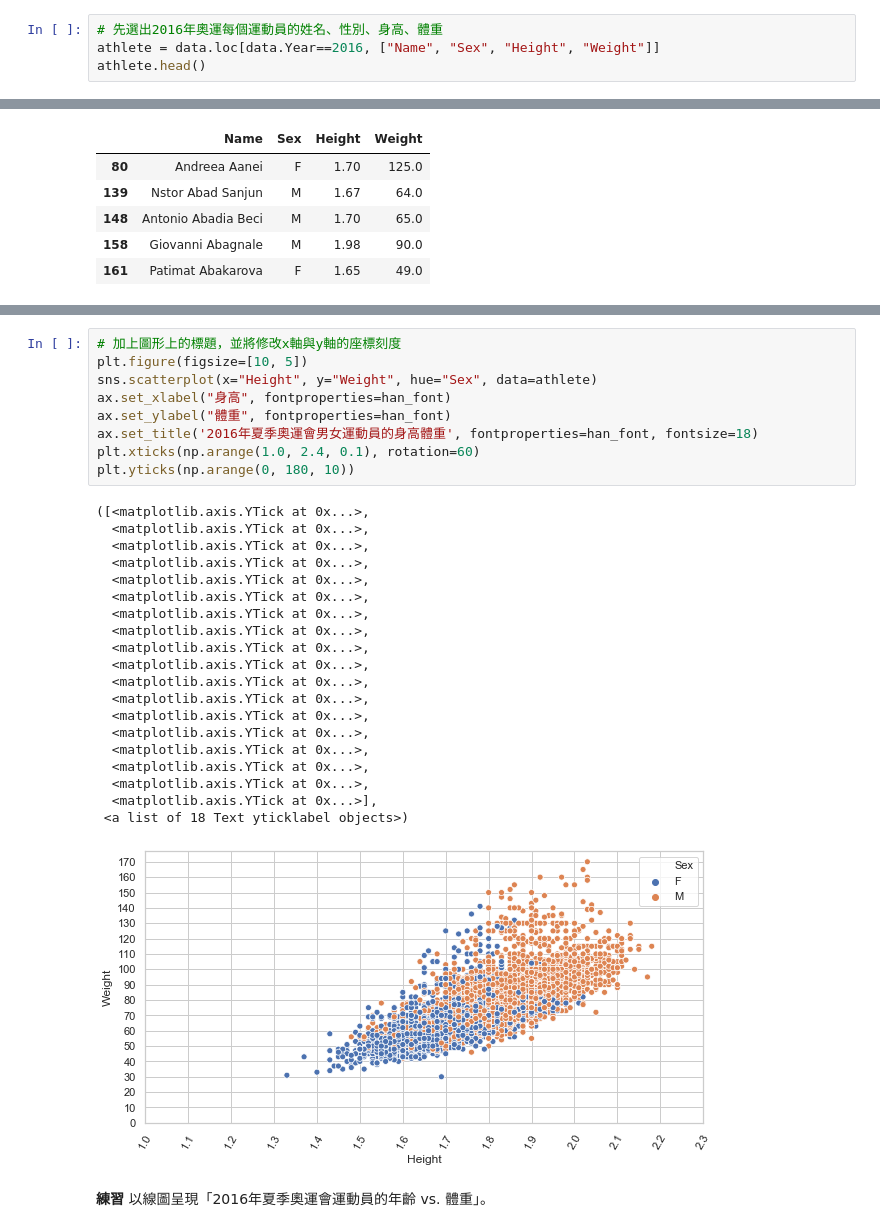
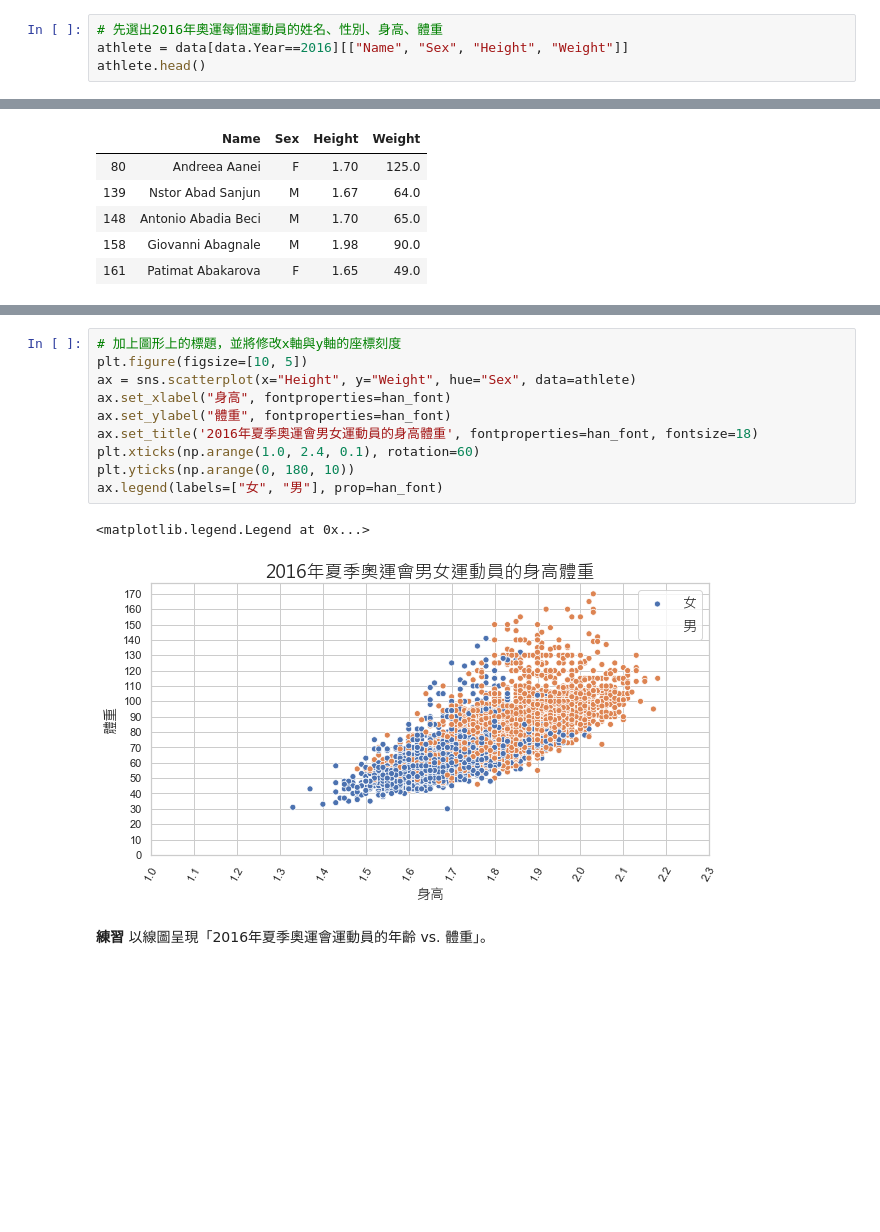
Before and after one commit to sungchien/ecommerce, a Jupyter notebook: 10-fundamental-for-data-analysis.ipynb, the cells around one changed output, grey strips where cells are left out. Saved outputs shown, nothing was run; the diff lists cells and outputs as text; blank space fills up the shorter version.

```diff
--- a/10-fundamental-for-data-analysis.ipynb
+++ b/10-fundamental-for-data-analysis.ipynb
@@ -882,7 +896,7 @@ Text(0.5, 1.0, '2016年夏季奧運會的男女運動員人數比')
 6. 2016年運動員的身高與體重
 # %%
 # 先選出2016年奧運每個運動員的姓名、性別、身高、體重
-athlete = data.loc[data.Year==2016, ["Name", "Sex", "Height", "Weight"]]
+athlete = data[data.Year==2016][["Name", "Sex", "Height", "Weight"]]
 athlete.head()
 # %% [output]
 |  | Name | Sex | Height | Weight |
@@ -927,32 +942,15 @@ sns.scatterplot(x="Height", y="Weight", hue="Sex", data=athlete)
 # %%
 # 加上圖形上的標題，並將修改x軸與y軸的座標刻度
 plt.figure(figsize=[10, 5])
-sns.scatterplot(x="Height", y="Weight", hue="Sex", data=athlete)
+ax = sns.scatterplot(x="Height", y="Weight", hue="Sex", data=athlete)
 ax.set_xlabel("身高", fontproperties=han_font)
 ax.set_ylabel("體重", fontproperties=han_font)
 ax.set_title('2016年夏季奧運會男女運動員的身高體重', fontproperties=han_font, fontsize=18)
 plt.xticks(np.arange(1.0, 2.4, 0.1), rotation=60)
 plt.yticks(np.arange(0, 180, 10))
+ax.legend(labels=["女", "男"], prop=han_font)
 # %% [output]
-([<matplotlib.axis.YTick at 0x...>,
-  <matplotlib.axis.YTick at 0x...>,
-  <matplotlib.axis.YTick at 0x...>,
-  <matplotlib.axis.YTick at 0x...>,
-  <matplotlib.axis.YTick at 0x...>,
-  <matplotlib.axis.YTick at 0x...>,
-  <matplotlib.axis.YTick at 0x...>,
-  <matplotlib.axis.YTick at 0x...>,
-  <matplotlib.axis.YTick at 0x...>,
-  <matplotlib.axis.YTick at 0x...>,
-  <matplotlib.axis.YTick at 0x...>,
-  <matplotlib.axis.YTick at 0x...>,
-  <matplotlib.axis.YTick at 0x...>,
-  <matplotlib.axis.YTick at 0x...>,
-  <matplotlib.axis.YTick at 0x...>,
-  <matplotlib.axis.YTick at 0x...>,
-  <matplotlib.axis.YTick at 0x...>,
-  <matplotlib.axis.YTick at 0x...>],
- <a list of 18 Text yticklabel objects>)
+<matplotlib.legend.Legend at 0x...>
-[figure, old version]
+[figure, new version]
 # %% [markdown]
 **練習** 以線圖呈現「2016年夏季奧運會運動員的年齡 vs. 體重」。
```
Also changed, not shown: parts of 22 cells of this notebook.
